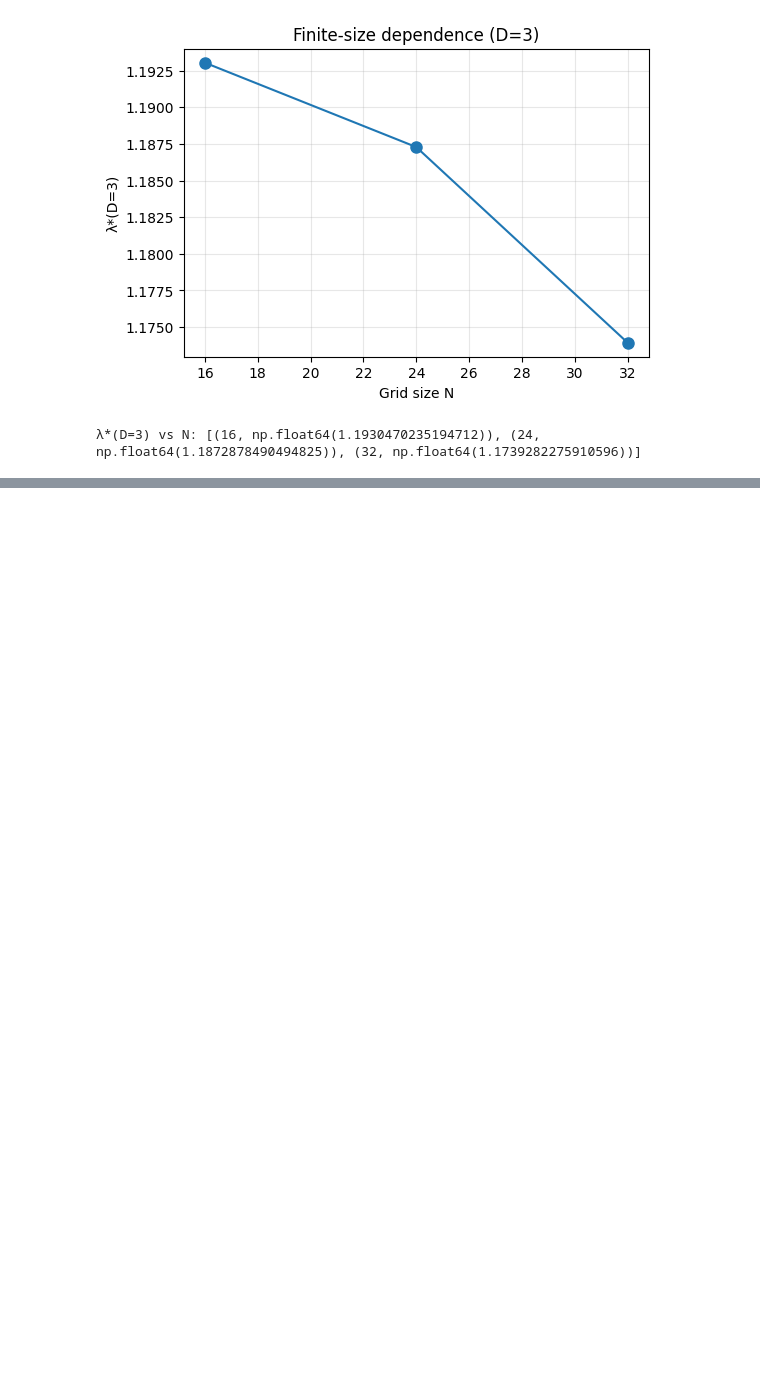
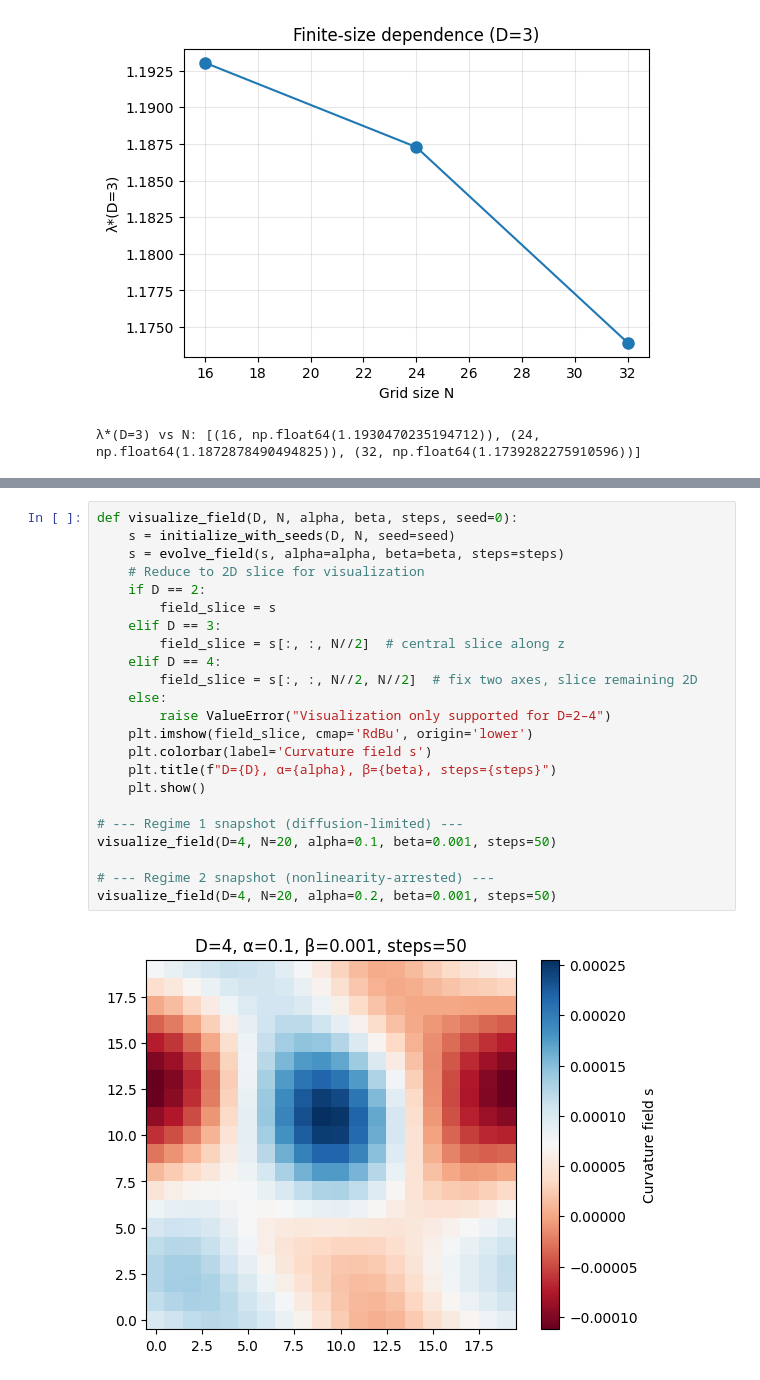
Before and after one commit to chrishg23-jpg/HES-benchmark, a Jupyter notebook: HES17Sim001.ipynb, the cells around one changed output, grey strips where cells are left out. Cells and saved outputs as stored; diff of their text form; blank space fills up the shorter version.

```diff
--- a/HES17Sim001.ipynb
+++ b/HES17Sim001.ipynb
@@ -134,0 +181,25 @@ print("λ*(D=3) vs N:", list(zip(N_values, lam_vs_N)))
+# %%
+def visualize_field(D, N, alpha, beta, steps, seed=0):
+    s = initialize_with_seeds(D, N, seed=seed)
+    s = evolve_field(s, alpha=alpha, beta=beta, steps=steps)
+    # Reduce to 2D slice for visualization
+    if D == 2:
+        field_slice = s
+    elif D == 3:
+        field_slice = s[:, :, N//2]  # central slice along z
+    elif D == 4:
+        field_slice = s[:, :, N//2, N//2]  # fix two axes, slice remaining 2D
+    else:
+        raise ValueError("Visualization only supported for D=2–4")
+    plt.imshow(field_slice, cmap='RdBu', origin='lower')
+    plt.colorbar(label='Curvature field s')
+    plt.title(f"D={D}, α={alpha}, β={beta}, steps={steps}")
+    plt.show()
+
+# --- Regime 1 snapshot (diffusion-limited) ---
+visualize_field(D=4, N=20, alpha=0.1, beta=0.001, steps=50)
+
+# --- Regime 2 snapshot (nonlinearity-arrested) ---
+visualize_field(D=4, N=20, alpha=0.2, beta=0.001, steps=50)
+# %% [output]
+[figure, added]
```
Also changed, not shown: parts of 2 cells of this notebook.
